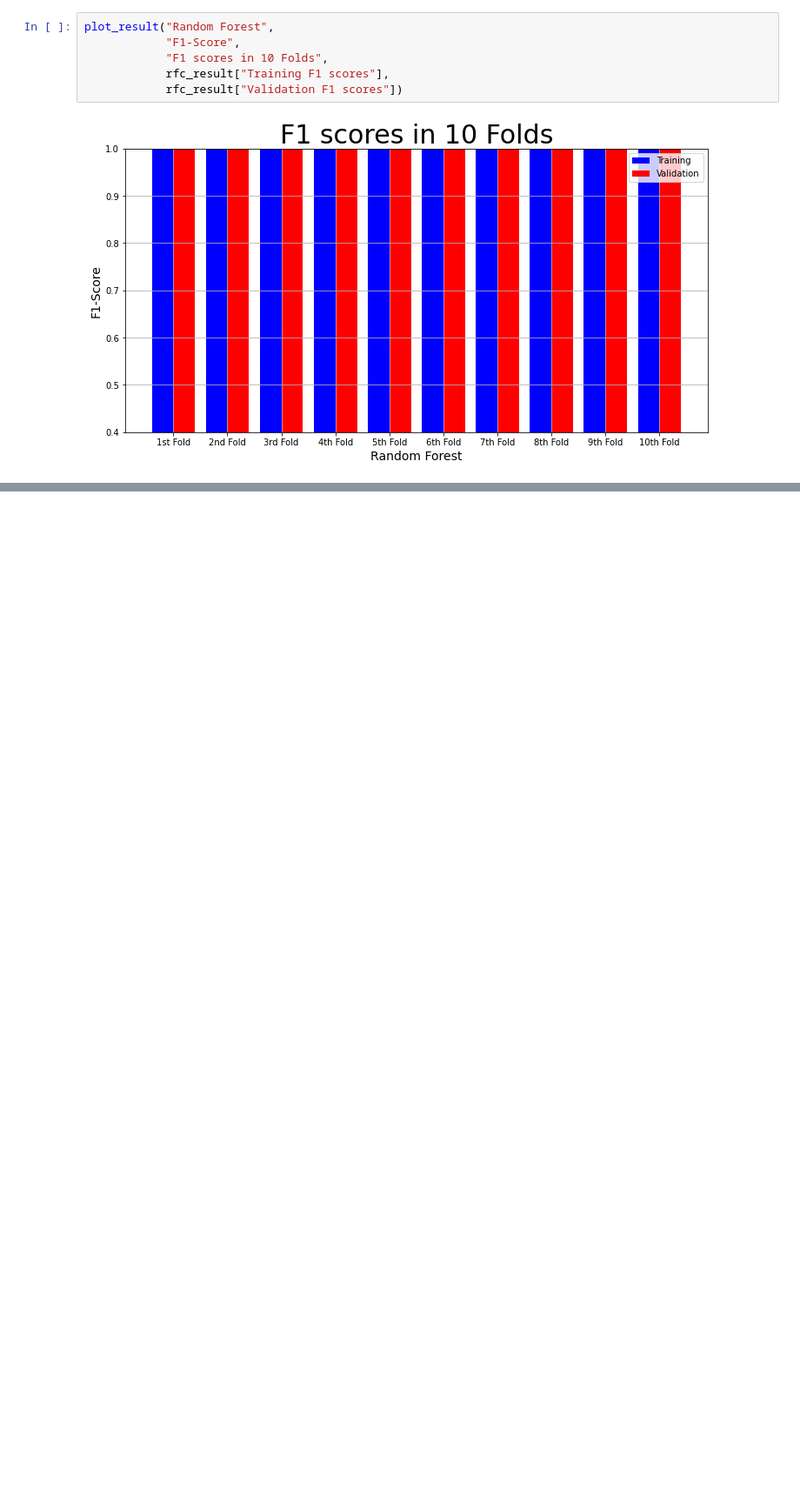
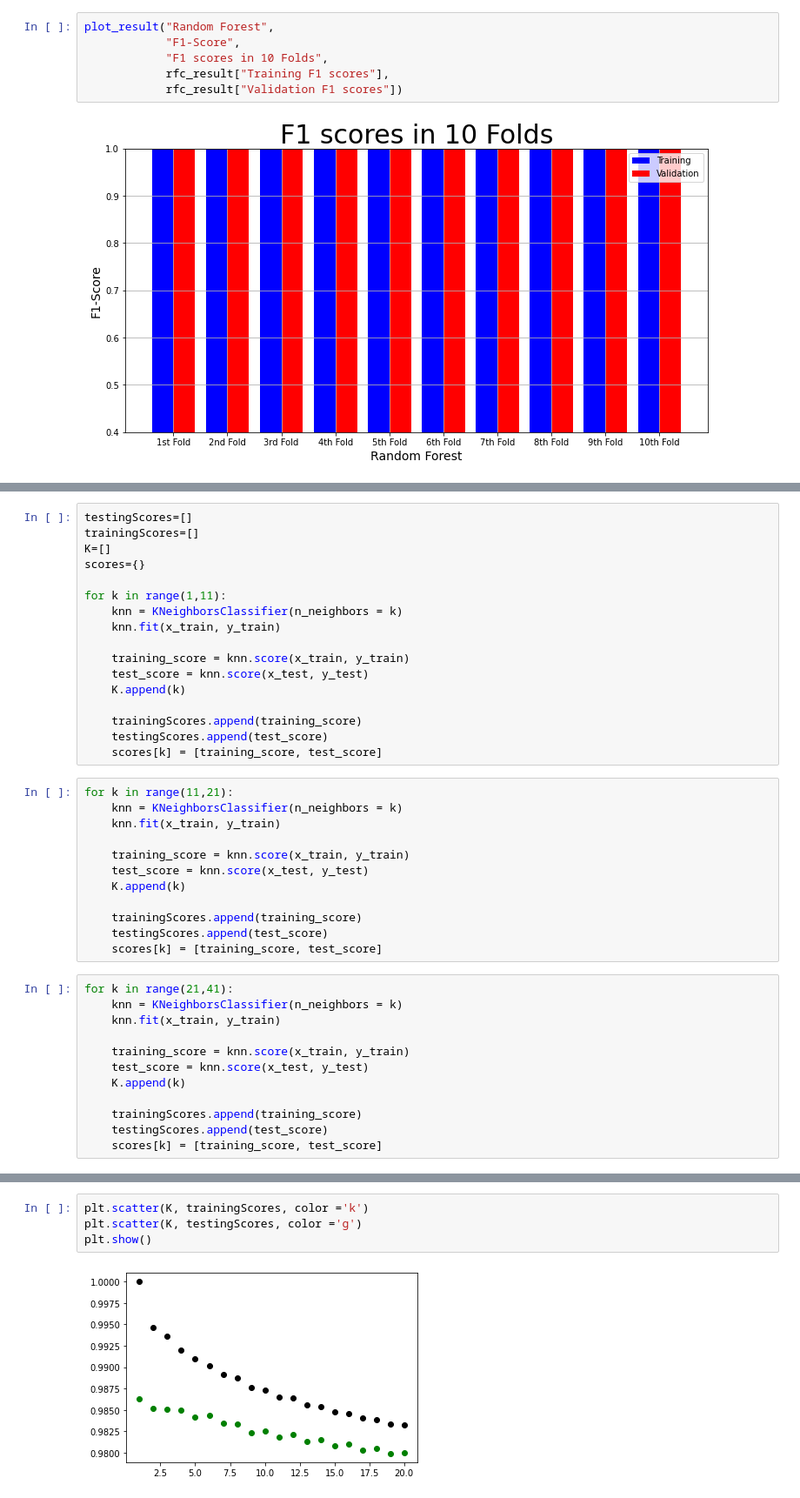
Before and after one commit to thequanic/Credit_card_fraud_detection, a Jupyter notebook: model.ipynb, the cells around one changed output, grey strips where cells are left out. Shown: that part at 87% size. Cells and saved outputs as stored; diff of their text form; blank space fills up the shorter version.

```diff
--- a/model.ipynb
+++ b/model.ipynb
@@ -399,0 +479,41 @@ plot_result("Random Forest",
+# %%
+testingScores=[]
+trainingScores=[]
+K=[]
+scores={}
+
+for k in range(1,11):
+    knn = KNeighborsClassifier(n_neighbors = k)
+    knn.fit(x_train, y_train)
+
+    training_score = knn.score(x_train, y_train)
+    test_score = knn.score(x_test, y_test)
+    K.append(k)
+
+    trainingScores.append(training_score)
+    testingScores.append(test_score)
+    scores[k] = [training_score, test_score]
+# %%
+for k in range(11,21):
+    knn = KNeighborsClassifier(n_neighbors = k)
+    knn.fit(x_train, y_train)
+
+    training_score = knn.score(x_train, y_train)
+    test_score = knn.score(x_test, y_test)
+    K.append(k)
+
+    trainingScores.append(training_score)
+    testingScores.append(test_score)
+    scores[k] = [training_score, test_score]
+# %%
+for k in range(21,41):
+    knn = KNeighborsClassifier(n_neighbors = k)
+    knn.fit(x_train, y_train)
+
+    training_score = knn.score(x_train, y_train)
+    test_score = knn.score(x_test, y_test)
+    K.append(k)
+
+    trainingScores.append(training_score)
+    testingScores.append(test_score)
+    scores[k] = [training_score, test_score]
@@ -399,0 +544,6 @@ plot_result("Random Forest",
+# %%
+plt.scatter(K, trainingScores, color ='k')
+plt.scatter(K, testingScores, color ='g')
+plt.show()
+# %% [output]
+[figure, added]
```
Also changed, not shown: parts of 20 cells of this notebook.
